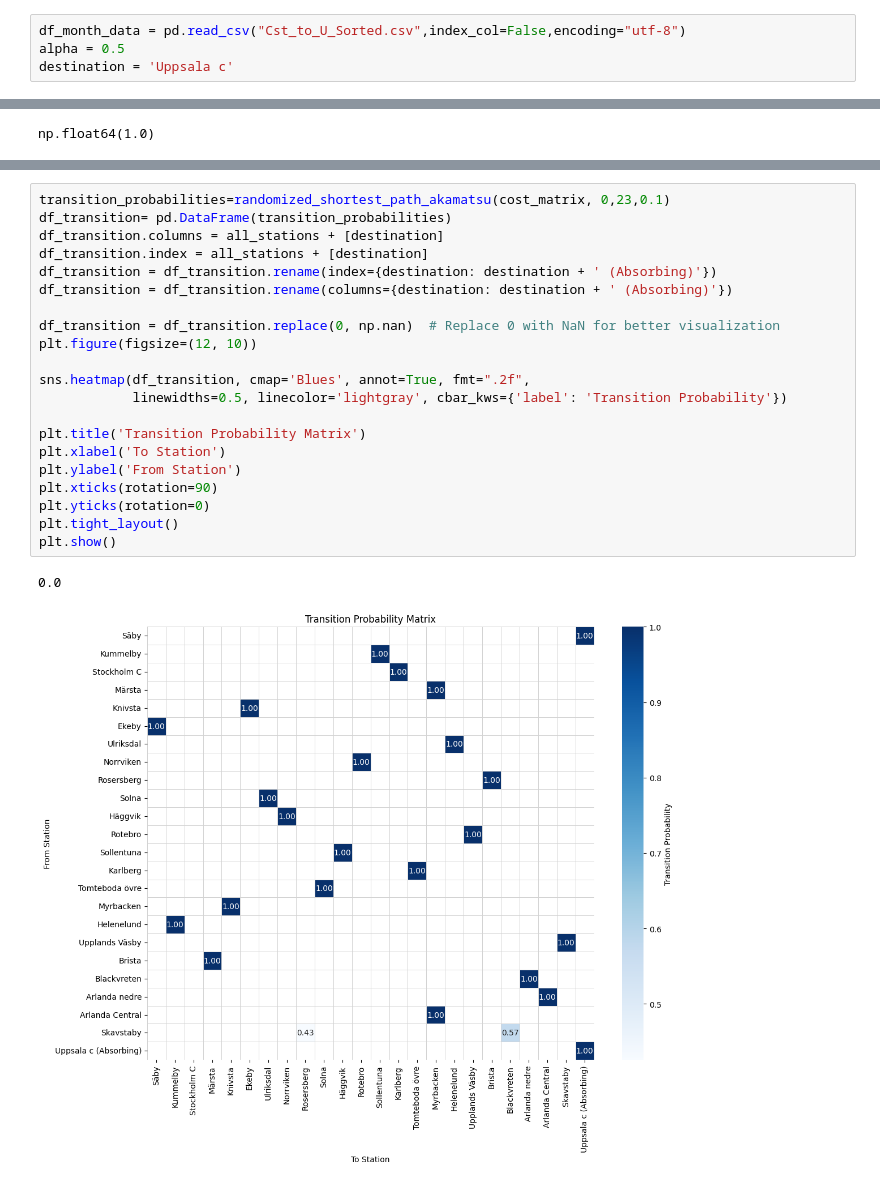
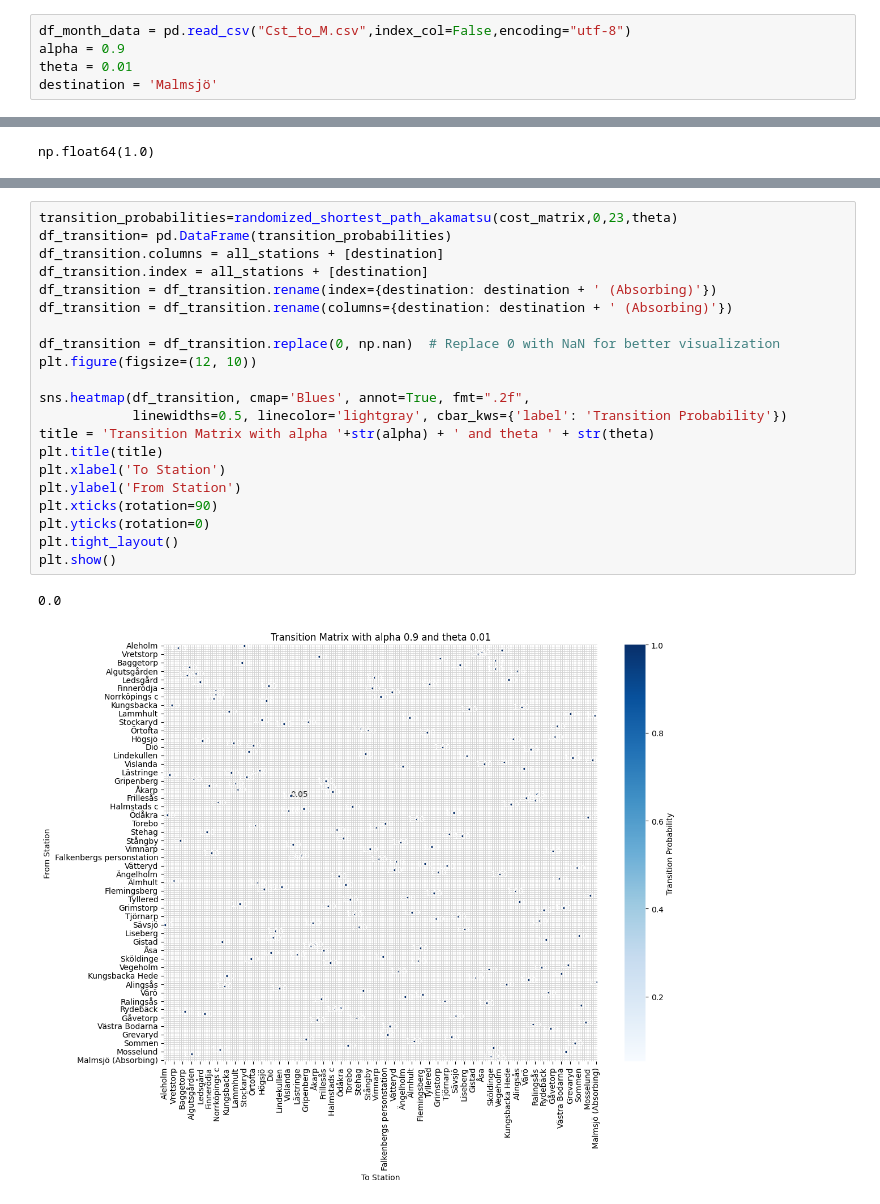
Before and after one commit to eranganana/Railway_Network_RSP, a Jupyter notebook: main_v2.ipynb, the cells around one changed output, grey strips where cells are left out. Drawn from its saved outputs; the diff is of its cells as text.

Commit message:
changed data to malmo

```diff
--- a/main_v2.ipynb
+++ b/main_v2.ipynb
@@ -7,9 +7,10 @@ import seaborn as sns
 from scipy.sparse import csr_matrix
 from scipy.sparse.linalg import spsolve
 # %%
-df_month_data = pd.read_csv("Cst_to_U_Sorted.csv",index_col=False,encoding="utf-8")
-alpha = 0.5
-destination = 'Uppsala c'
+df_month_data = pd.read_csv("Cst_to_M.csv",index_col=False,encoding="utf-8")
+alpha = 0.9
+theta = 0.01
+destination = 'Malmsjö'
 # %%
 def create_adjacency_matrix(df, destination_station=None):
     """
@@ -484,27 +470,27 @@ pd.DataFrame(transition_probabilities)
 # %%
-transition_probabilities=randomized_shortest_path_akamatsu(cost_matrix, 0,23,0.1)
+transition_probabilities=randomized_shortest_path_akamatsu(cost_matrix,0,23,theta)
 df_transition= pd.DataFrame(transition_probabilities)
 df_transition.columns = all_stations + [destination]
 df_transition.index = all_stations + [destination]
 df_transition = df_transition.rename(index={destination: destination + ' (Absorbing)'})
 df_transition = df_transition.rename(columns={destination: destination + ' (Absorbing)'})
 
 df_transition = df_transition.replace(0, np.nan)  # Replace 0 with NaN for better visualization
 plt.figure(figsize=(12, 10))
 
 sns.heatmap(df_transition, cmap='Blues', annot=True, fmt=".2f",
             linewidths=0.5, linecolor='lightgray', cbar_kws={'label': 'Transition Probability'})
-
-plt.title('Transition Probability Matrix')
+title = 'Transition Matrix with alpha '+str(alpha) + ' and theta ' + str(theta)
+plt.title(title)
 plt.xlabel('To Station')
 plt.ylabel('From Station')
 plt.xticks(rotation=90)
 plt.yticks(rotation=0)
 plt.tight_layout()
 plt.show()
 # %% [output]
 0.0
-[figure, old version]
+[figure, new version]
 # %%
 # Check cost matrix variability
 print("Unique costs:", np.unique(cost_matrix[cost_matrix < 1e10]))  # Exclude infinity
```
Also changed, not shown: parts of 8 cells of this notebook.
